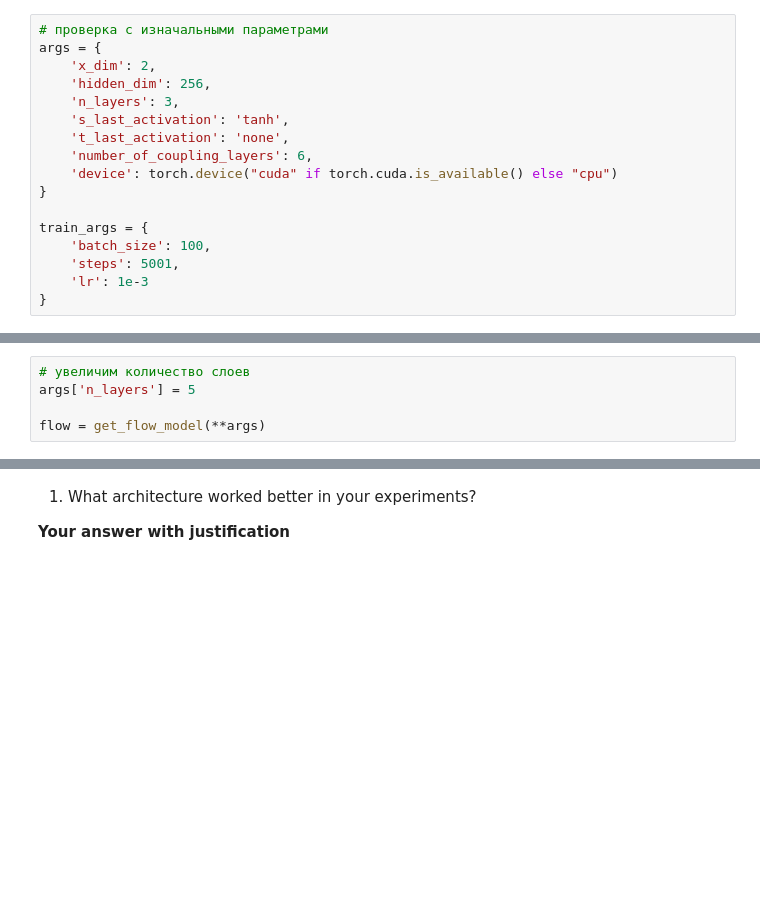
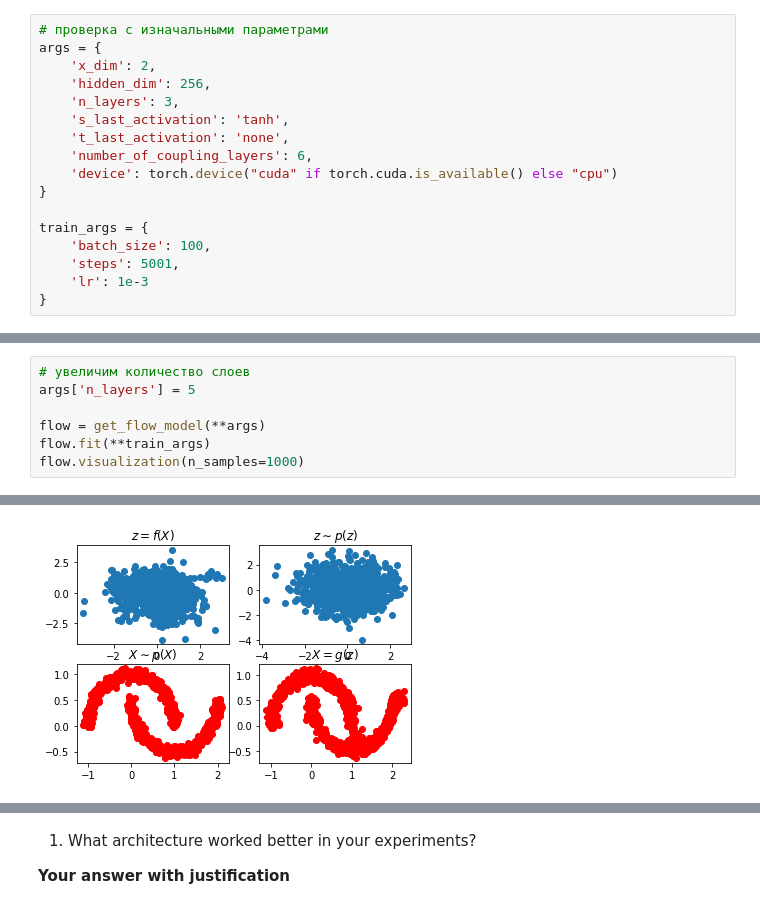
Before and after one commit to Tikhon239/HSE, a Jupyter notebook: BayesML/NF/nf-assignment.ipynb, the cells around one changed output, grey strips where cells are left out. Drawn from its saved outputs; the diff is of its cells as text; blank space fills up the shorter version.

```diff
--- a/BayesML/NF/nf-assignment.ipynb
+++ b/BayesML/NF/nf-assignment.ipynb
@@ -401,3 +395,6 @@ flow.visualization(n_samples=1000)
 args['n_layers'] = 5
 
 flow = get_flow_model(**args)
+flow.fit(**train_args)
+flow.visualization(n_samples=1000)
+# %% [output]
@@ -404 +412,2 @@ flow = get_flow_model(**args)
+[figure, added]
 # %%
```
Also changed, not shown: parts of 8 cells of this notebook.
